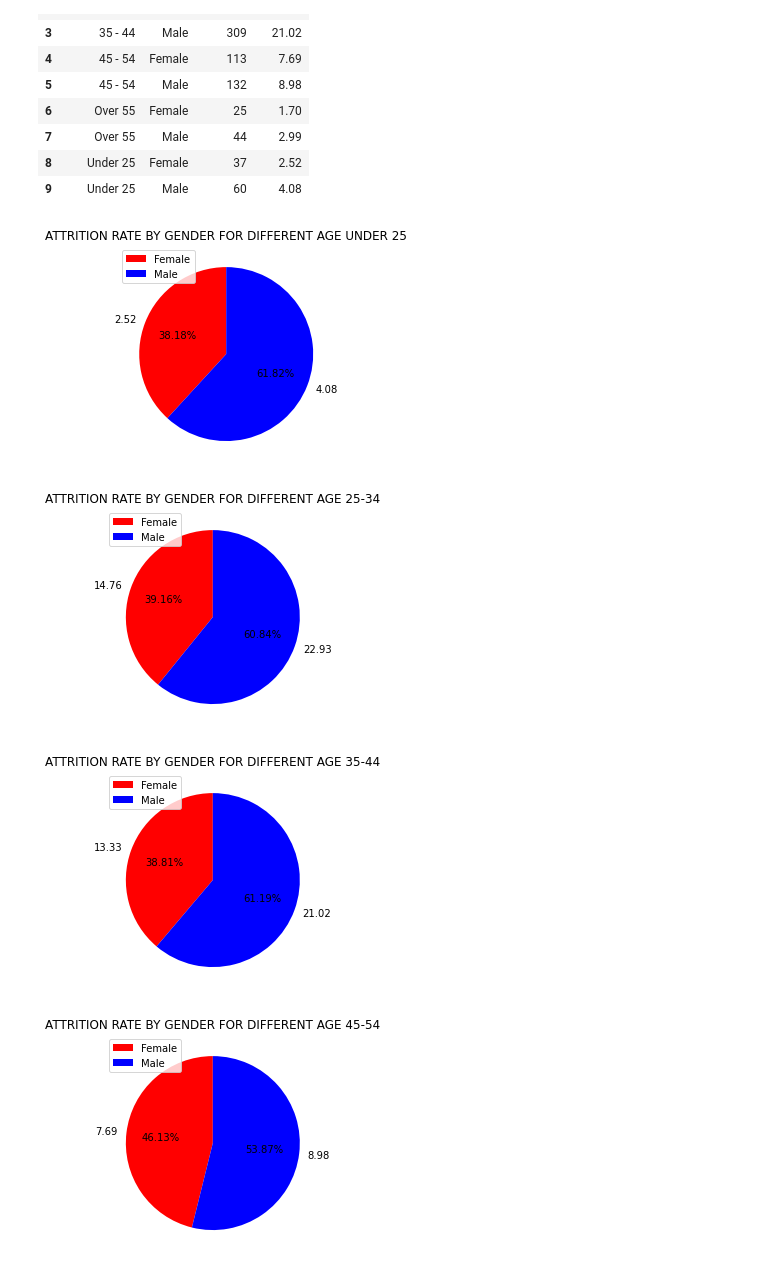
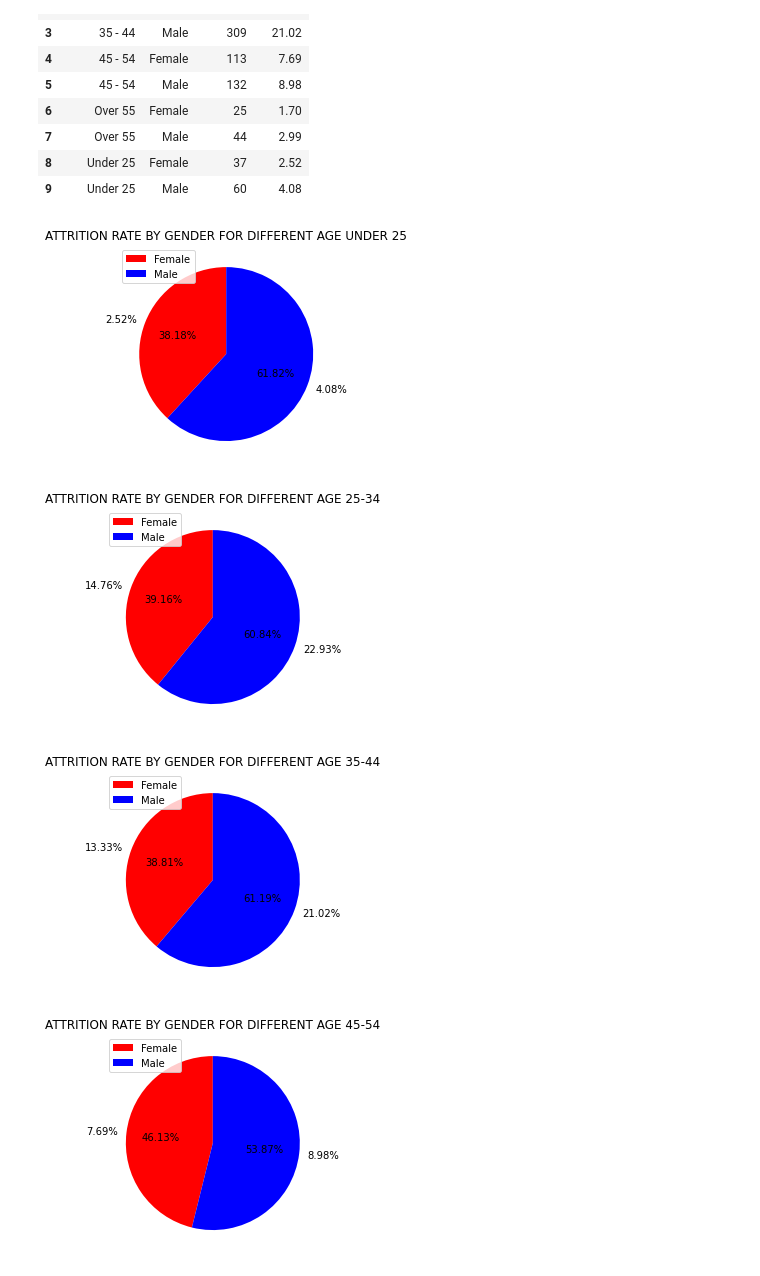
Before and after one commit to tamhoangnguyen/portfolio, a Jupyter notebook: Portfolio.ipynb, the cells around one changed output. Drawn from its saved outputs; the diff is of its cells as text; code cells hidden in the pictures.

```diff
--- a/Portfolio.ipynb
+++ b/Portfolio.ipynb
@@ -212,6 +214,11 @@ data_25_34 = group_bygender[(group_bygender['CF_age band'] == "25 - 34")]
 data_35_44 = group_bygender[(group_bygender['CF_age band'] == "35 - 44")]
 data_45_54 = group_bygender[(group_bygender['CF_age band'] == "45 - 54")]
 data_Over55 = group_bygender[(group_bygender['CF_age band'] == "Over 55")]
+# %%
+def converttostring(x):
+    con_vert = x.percent.astype(str)
+    con_vert = con_vert + "%"
+    return con_vert
 # %%
 fig, ax = plt.subplots(figsize = (12,4))
 
@@ -219,7 +226,7 @@ fig, ax = plt.subplots(figsize = (12,4))
 x = data_under25
 plt.title('ATTRITION RATE BY GENDER FOR DIFFERENT AGE UNDER 25')
 plt.pie(x["percent"],
-        labels = (x["percent"]),
+        labels = converttostring(x),
         colors = ["red","blue"],
         autopct = '%1.2f%%',
         shadow = False,
@@ -231,7 +238,7 @@ plt.show()
 y = data_25_34
 plt.title('ATTRITION RATE BY GENDER FOR DIFFERENT AGE 25-34')
 plt.pie(y["percent"],
-        labels = y["percent"],
+        labels = converttostring(y),
         colors = ["red","blue"],
         autopct = '%1.2f%%',
         shadow = False,
@@ -243,39 +250,39 @@ plt.show()
 z = data_35_44
 plt.title('ATTRITION RATE BY GENDER FOR DIFFERENT AGE 35-44')
 plt.pie(z["percent"],
-        labels = z["percent"],
+        labels = converttostring(z),
         colors = ["red","blue"],
         autopct = '%1.2f%%',
         shadow = False,
         startangle=90)
 plt.legend(z["Gender"],loc = "upper left")
 plt.show()
 
 #45 - 54
 t = data_45_54
 plt.title('ATTRITION RATE BY GENDER FOR DIFFERENT AGE 45-54')
 plt.pie(t["percent"],
-        labels = t["percent"],
+        labels = converttostring(t),
         colors = ["red","blue"],
         autopct = '%1.2f%%',
         shadow = False,
         startangle=90)
 plt.legend(t["Gender"],loc = "upper left")
 plt.show()
 
 #Over 55
 r = data_Over55
 plt.title('ATTRITION RATE BY GENDER FOR DIFFERENT AGE OVER 55')
 plt.pie(r["percent"],
-        labels = r["percent"],
+        labels = converttostring(r),
         colors = ["red","blue"],
         autopct = '%1.2f%%',
         shadow = False,
         startangle=90)
 plt.legend(r["Gender"],loc = "upper left")
 plt.show()
 # %% [output]
-[figure, old version]
+[figure, new version]
-[figure, old version]
+[figure, new version]
-[figure, old version]
+[figure, new version]
-[figure, old version]
+[figure, new version]
```
Also changed, not shown: parts of 5 cells of this notebook.
